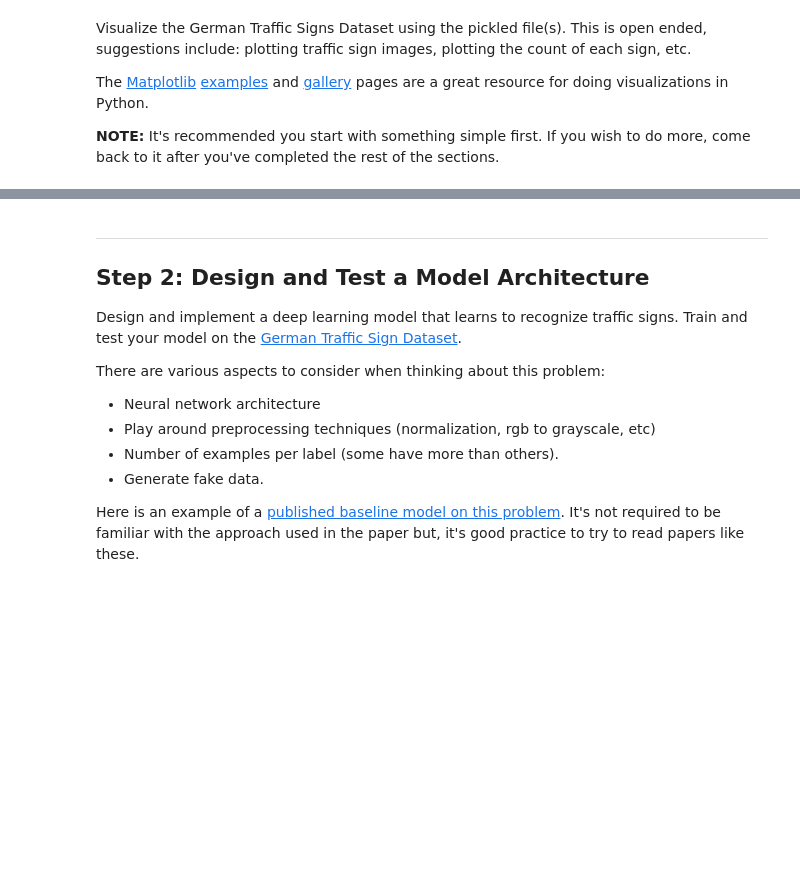
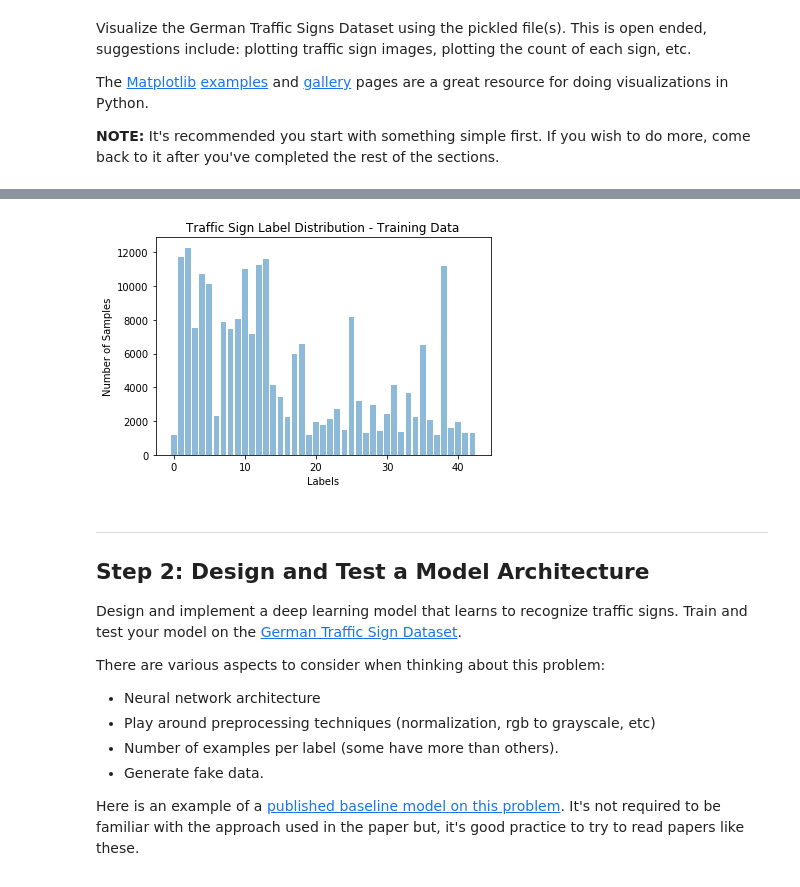
Before and after one commit to lixinso/CarND-Traffic-Sign-Classifier-Project, a Jupyter notebook: Traffic_Sign_Classifier.ipynb, the cells around one changed output, grey strips where cells are left out. Drawn from its saved outputs; the diff is of its cells as text; code cells hidden in the pictures; blank space fills up the shorter version.

Commit message:
visualize distribution

```diff
--- a/Traffic_Sign_Classifier.ipynb
+++ b/Traffic_Sign_Classifier.ipynb
@@ -203,3 +213,22 @@ plt.imshow(X_train_full[i])
+# %%
+signnames = pd.read_csv('signnames.csv')
+
+class_arr= []
+samples_arr=[]
+
+for class_n in range(n_classes):
+    class_indices = np.where(y_train == class_n)
+    n_samples = len(class_indices[0])
+    class_arr.append(class_n)
+    samples_arr.append(n_samples)
+
+plt.bar( class_arr, samples_arr,align='center', alpha=0.5)
+plt.ylabel('Number of Samples')
+plt.xlabel('Labels')
+plt.title('Traffic Sign Label Distribution - Training Data')
+plt.show()
+# %% [output]
+[figure, added]
 # %% [markdown]
 ----
 
```
Also changed, not shown: parts of 10 cells of this notebook.
